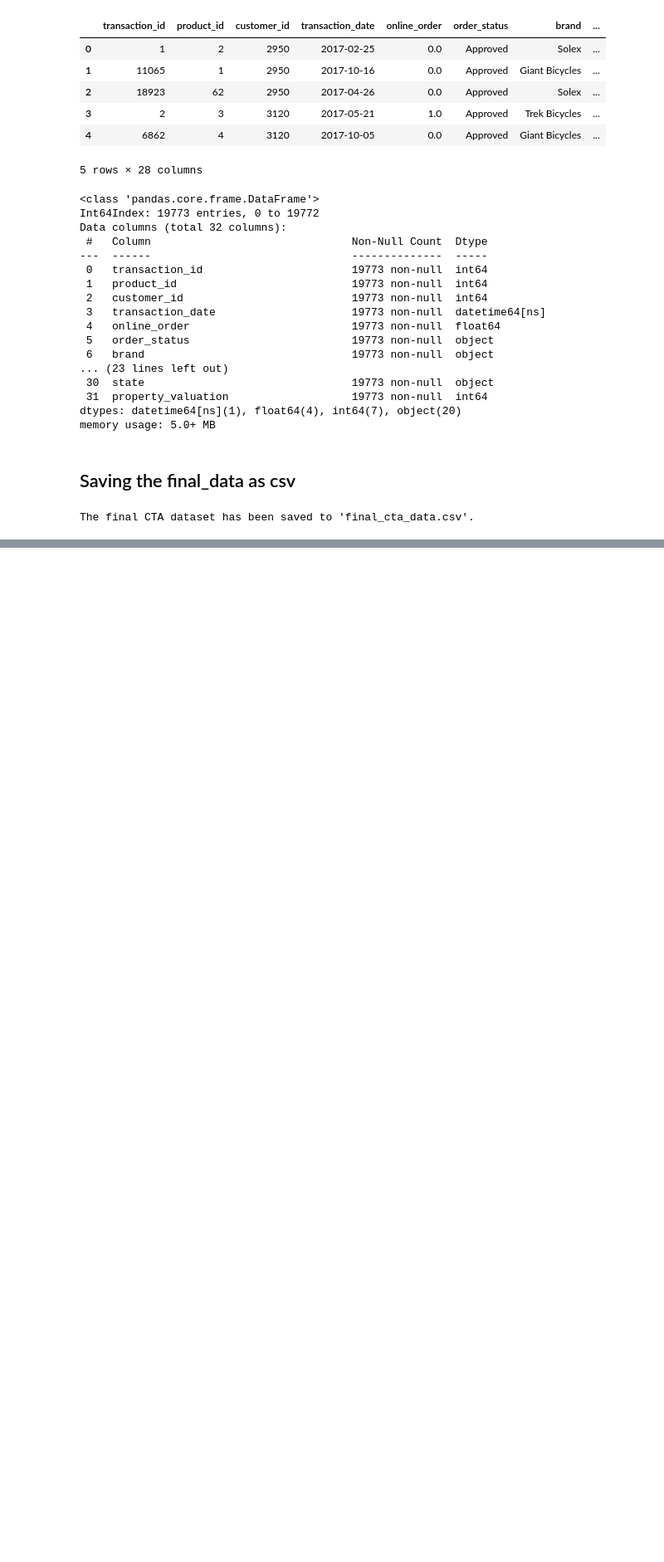
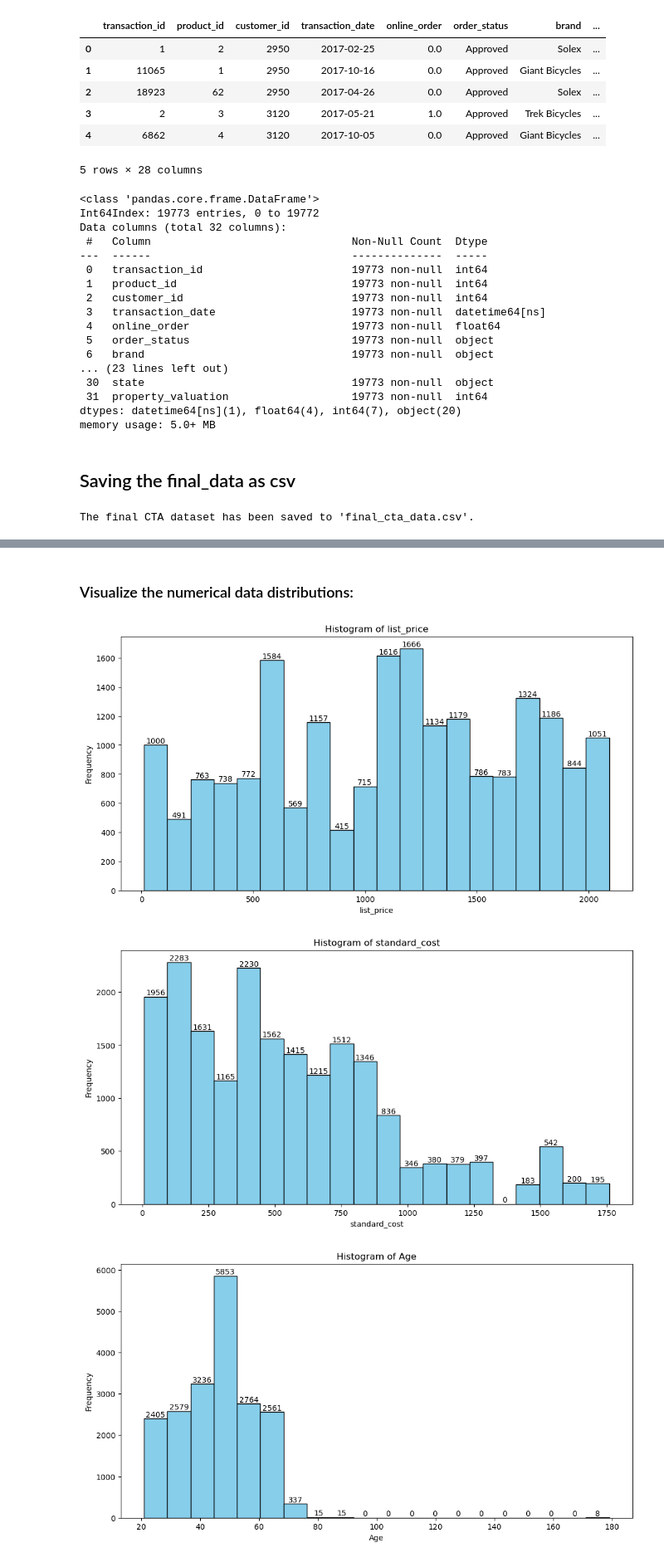
Before and after one commit to Dudimath/Sprocket_Central_Data_Analysis, a Jupyter notebook: analysis.ipynb, the cells around one changed output, grey strips where cells are left out. Shown at 83% size. Cells and saved outputs as stored; diff of their text form; code cells hidden in the pictures; blank space fills up the shorter version.

```diff
--- a/analysis.ipynb
+++ b/analysis.ipynb
@@ -723,0 +786,17 @@ The final CTA dataset has been saved to 'final_cta_data.csv'.
+# %% [markdown]
+### Visualize the numerical data distributions:
+# %%
+numerical_columns = ['list_price', 'standard_cost', 'Age']
+for column in numerical_columns:
+    plt.figure(figsize=(12, 6))
+    n, bins, patches = plt.hist(final_data[column], bins=20, color='skyblue', edgecolor='black')
+    plt.title(f'Histogram of {column}')
+    plt.xlabel(column)
+    plt.ylabel('Frequency')
+    for i in range(len(patches)):
+        plt.text(patches[i].get_x() + patches[i].get_width() / 2, patches[i].get_height(), int(n[i]), ha='center', va='bottom')
+    plt.show()
+# %% [output]
+[figure, added]
+[figure, added]
+[figure, added]
```
Also changed, not shown: parts of 57 cells of this notebook.
